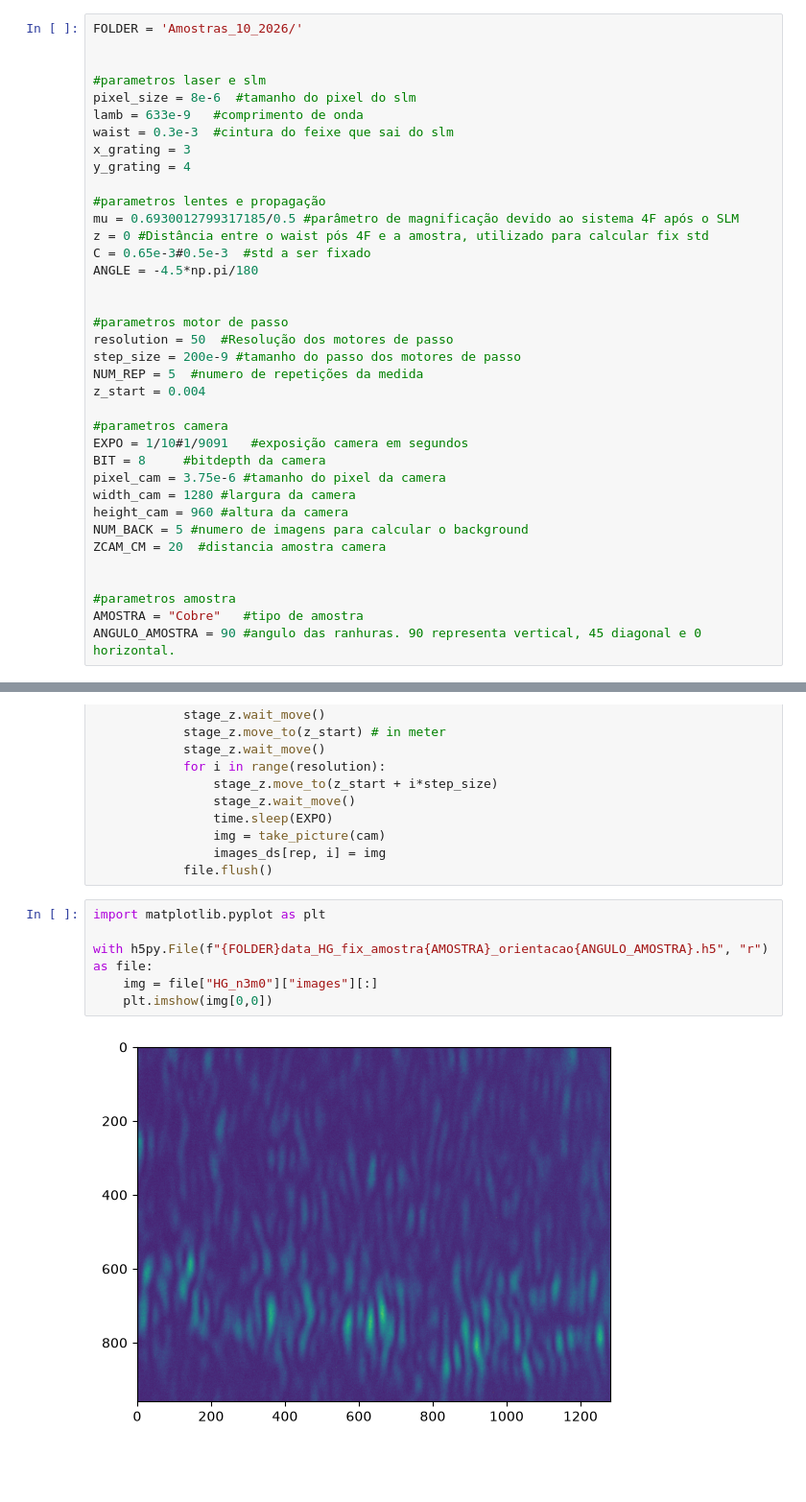
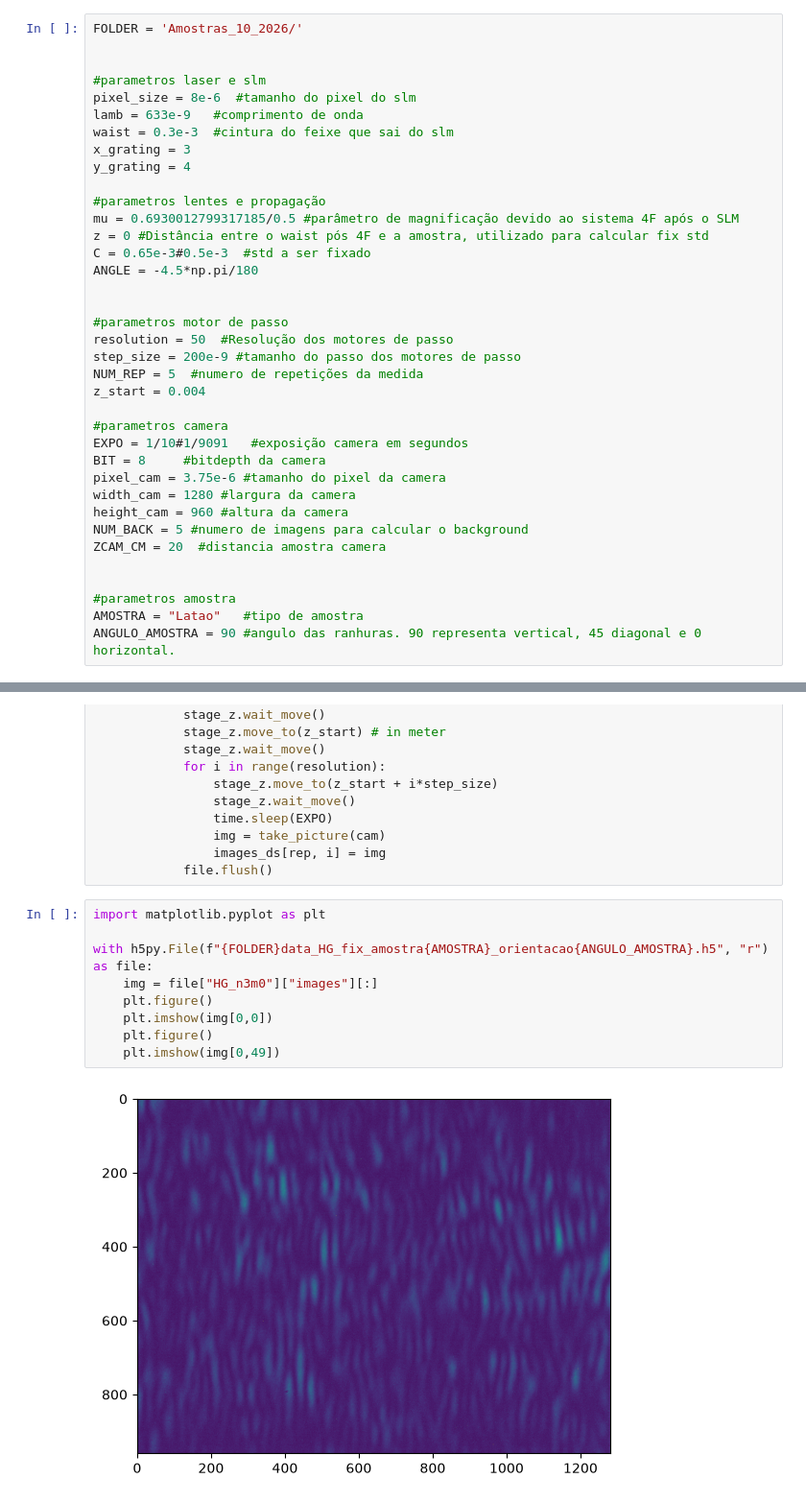
Before and after one commit to Altilano/Speckle, a Jupyter notebook: acquire_data.ipynb, the cells around one changed output, grey strips where cells are left out. Shown at 96% size. Cells and saved outputs as stored; diff of their text form; blank space fills up the shorter version.

```diff
--- a/acquire_data.ipynb
+++ b/acquire_data.ipynb
@@ -85,7 +85,7 @@ ZCAM_CM = 20  #distancia amostra camera
 
 
 #parametros amostra
-AMOSTRA = "Cobre"   #tipo de amostra
+AMOSTRA = "Latao"   #tipo de amostra
 ANGULO_AMOSTRA = 90 #angulo das ranhuras. 90 representa vertical, 45 diagonal e 0 horizontal.
 # %%
 """folder = Path(FOLDER)
@@ -349,8 +351,11 @@ with h5py.File(f"{FOLDER}data_HG_fix_amostra{AMOSTRA}_orientacao{ANGULO_AMOSTRA}
 # %%
 import matplotlib.pyplot as plt
 
 with h5py.File(f"{FOLDER}data_HG_fix_amostra{AMOSTRA}_orientacao{ANGULO_AMOSTRA}.h5", "r") as file:
     img = file["HG_n3m0"]["images"][:]
+    plt.figure()
     plt.imshow(img[0,0])
+    plt.figure()
+    plt.imshow(img[0,49])
 # %% [output]
-[figure, old version]
+[figure, new version]
```
Also changed, not shown: parts of 3 cells of this notebook, 2 other files.
